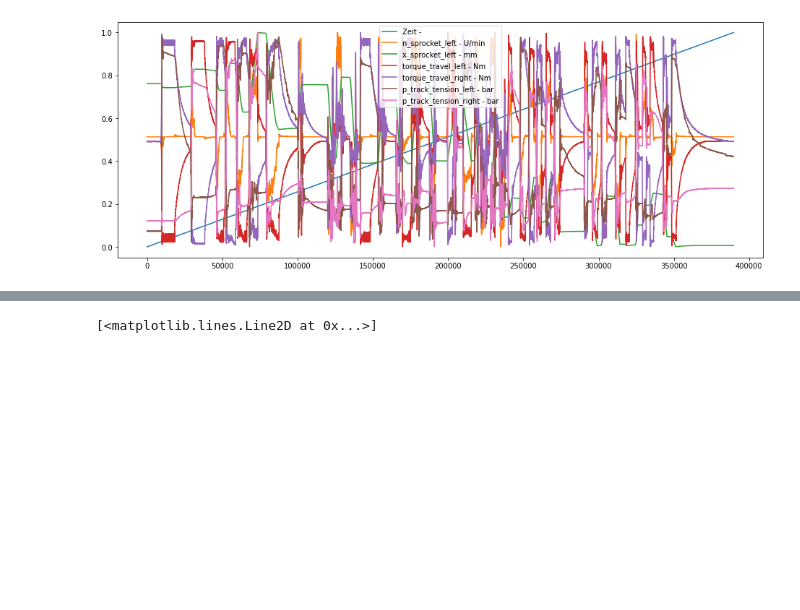
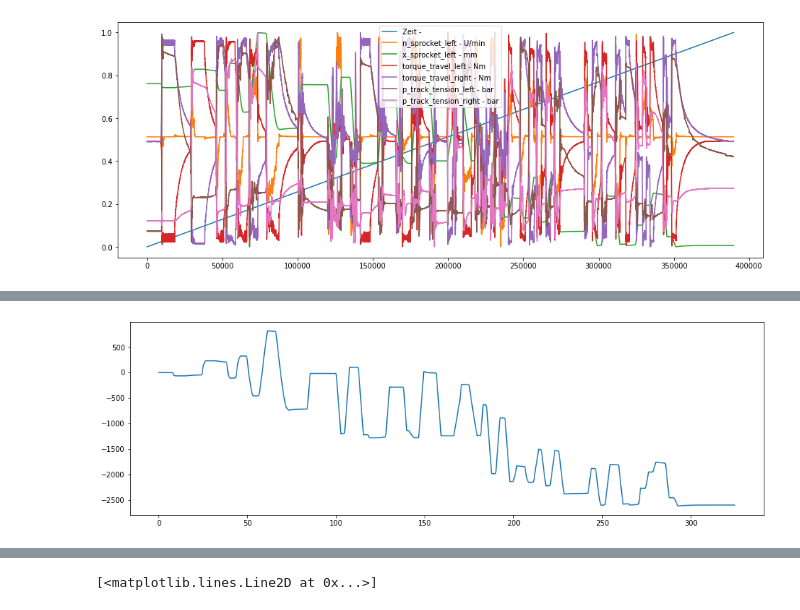
Before and after one commit to Ayushman-Choudhuri/RWTH_Hackmining_Hackathon, a Jupyter notebook: komatsu.ipynb, the cells around one changed output, grey strips where cells are left out. Drawn from its saved outputs; the diff is of its cells as text; code cells hidden in the pictures; blank space fills up the shorter version.

```diff
--- a/komatsu.ipynb
+++ b/komatsu.ipynb
@@ -48 +50,8 @@ limit = 389677/15
+# %%
+time = df["Zeit - "]
+arc_length = df["x_sprocket_left - mm"]
+plt.figure(figsize=(16, 5))
+a = plt.plot(time , arc_length)
+# %% [output]
+[figure, added]
 # %%
```
Also changed, not shown: parts of 5 cells of this notebook.
